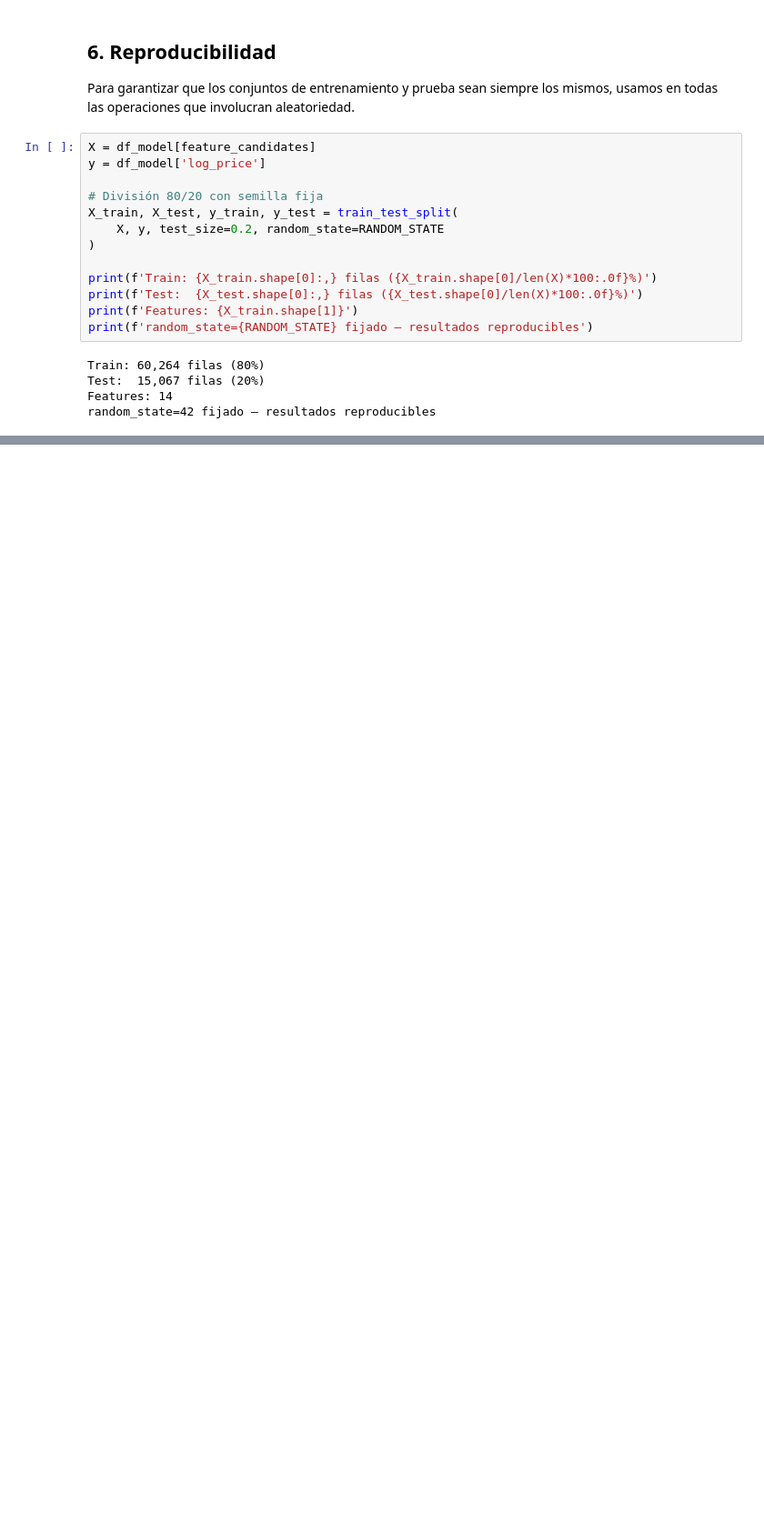
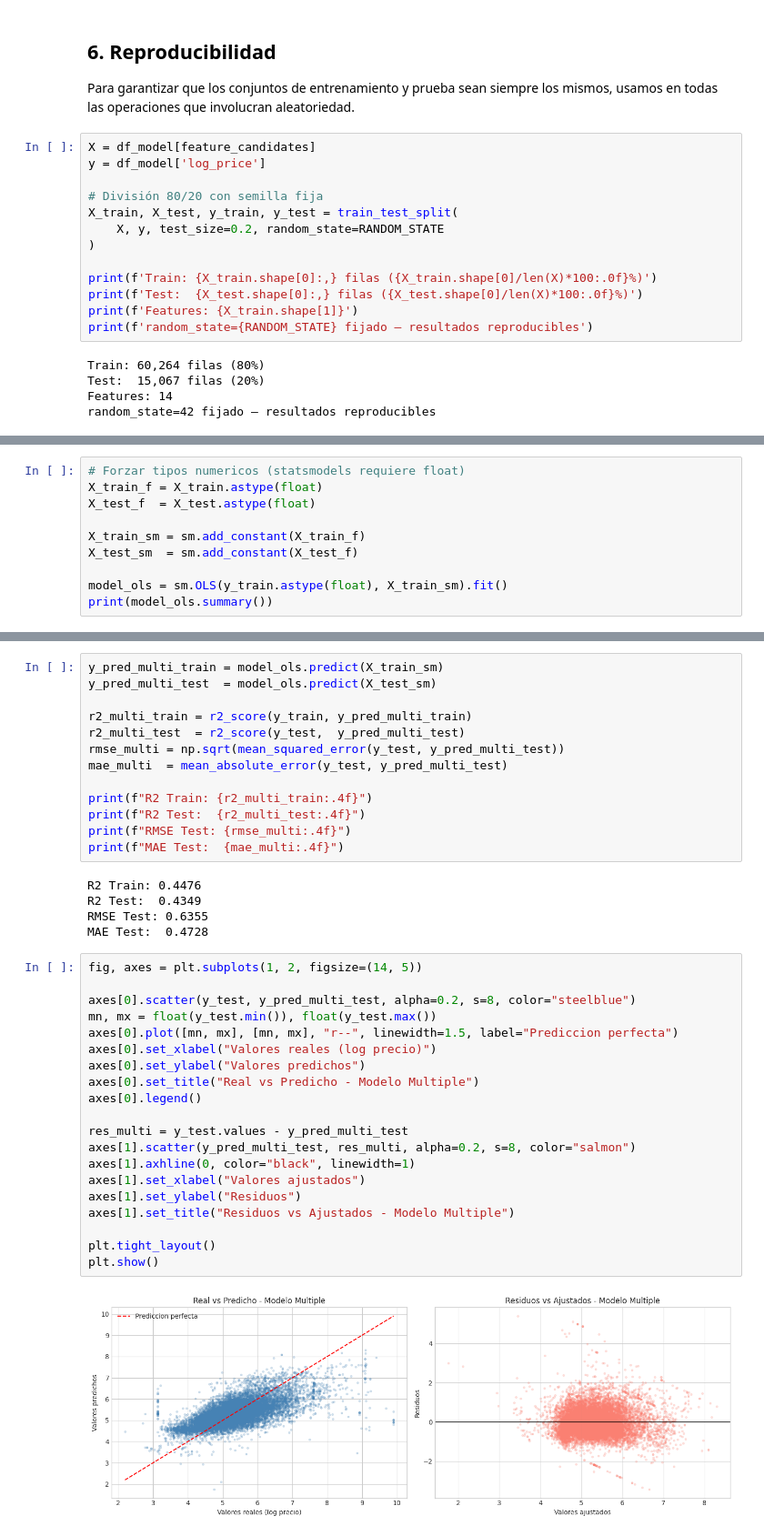
Before and after one commit to Jonialen/mineDatos-lab3, a Jupyter notebook: lab3.ipynb, the cells around one changed output, grey strips where cells are left out. Shown at 91% size. Saved outputs shown, nothing was run; the diff lists cells and outputs as text; blank space fills up the shorter version.

```diff
--- a/lab3.ipynb
+++ b/lab3.ipynb
@@ -450,0 +523,10 @@ random_state=42 fijado — resultados reproducibles
+# %%
+# Forzar tipos numericos (statsmodels requiere float)
+X_train_f = X_train.astype(float)
+X_test_f  = X_test.astype(float)
+
+X_train_sm = sm.add_constant(X_train_f)
+X_test_sm  = sm.add_constant(X_test_f)
+
+model_ols = sm.OLS(y_train.astype(float), X_train_sm).fit()
+print(model_ols.summary())
@@ -450,0 +551,40 @@ random_state=42 fijado — resultados reproducibles
+# %%
+y_pred_multi_train = model_ols.predict(X_train_sm)
+y_pred_multi_test  = model_ols.predict(X_test_sm)
+
+r2_multi_train = r2_score(y_train, y_pred_multi_train)
+r2_multi_test  = r2_score(y_test,  y_pred_multi_test)
+rmse_multi = np.sqrt(mean_squared_error(y_test, y_pred_multi_test))
+mae_multi  = mean_absolute_error(y_test, y_pred_multi_test)
+
+print(f"R2 Train: {r2_multi_train:.4f}")
+print(f"R2 Test:  {r2_multi_test:.4f}")
+print(f"RMSE Test: {rmse_multi:.4f}")
+print(f"MAE Test:  {mae_multi:.4f}")
+# %% [output]
+R2 Train: 0.4476
+R2 Test:  0.4349
+RMSE Test: 0.6355
+MAE Test:  0.4728
+# %%
+fig, axes = plt.subplots(1, 2, figsize=(14, 5))
+
+axes[0].scatter(y_test, y_pred_multi_test, alpha=0.2, s=8, color="steelblue")
+mn, mx = float(y_test.min()), float(y_test.max())
+axes[0].plot([mn, mx], [mn, mx], "r--", linewidth=1.5, label="Prediccion perfecta")
+axes[0].set_xlabel("Valores reales (log precio)")
+axes[0].set_ylabel("Valores predichos")
+axes[0].set_title("Real vs Predicho - Modelo Multiple")
+axes[0].legend()
+
+res_multi = y_test.values - y_pred_multi_test
+axes[1].scatter(y_pred_multi_test, res_multi, alpha=0.2, s=8, color="salmon")
+axes[1].axhline(0, color="black", linewidth=1)
+axes[1].set_xlabel("Valores ajustados")
+axes[1].set_ylabel("Residuos")
+axes[1].set_title("Residuos vs Ajustados - Modelo Multiple")
+
+plt.tight_layout()
+plt.show()
+# %% [output]
+[figure, added]
```
Also changed, not shown: parts of 22 cells of this notebook, 2 other files.
